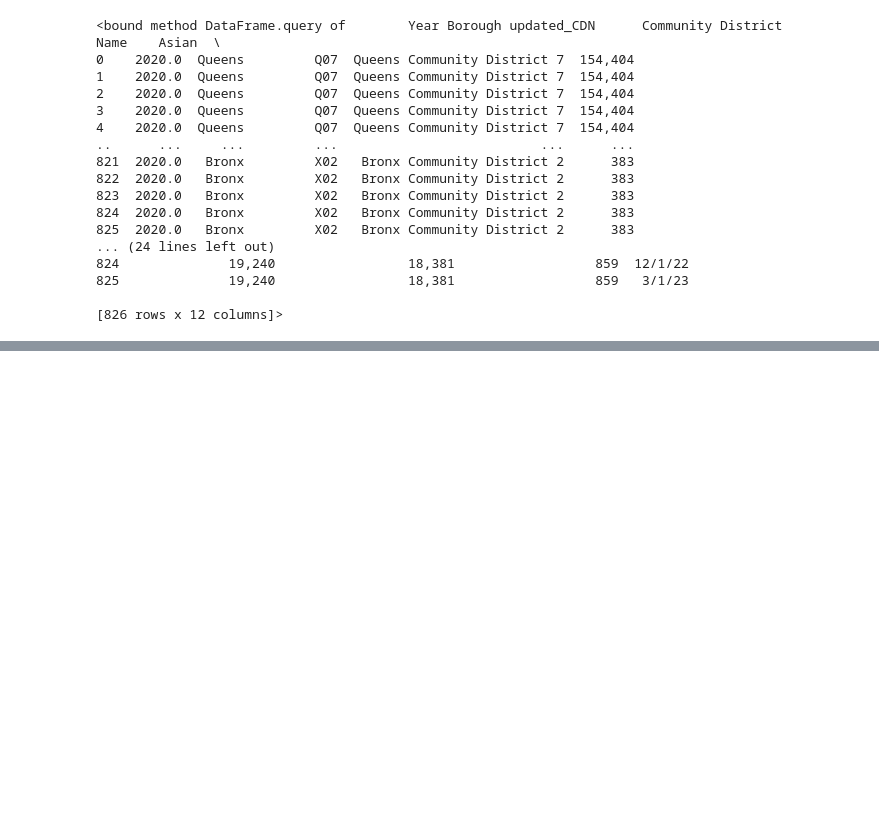
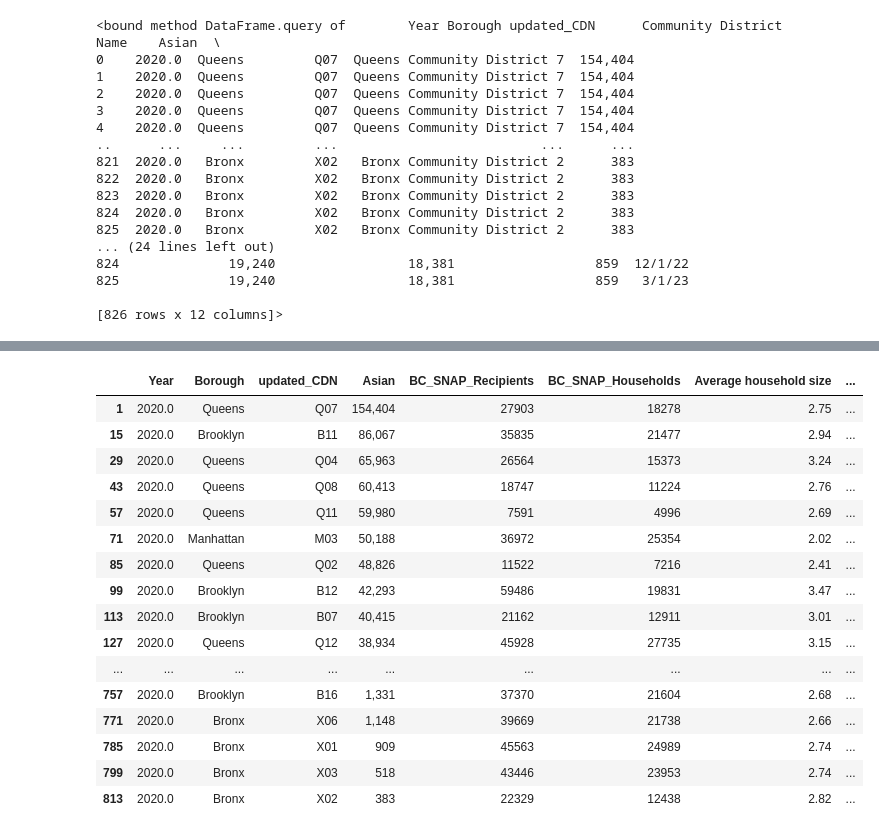
Before and after one commit to arubybonilla/2023-asam-benefits, a Jupyter notebook: 2023-asam-benefits-analysis-smail-bonilla.ipynb, the cells around one changed output, grey strips where cells are left out. Saved outputs shown, nothing was run; the diff lists cells and outputs as text; code cells hidden in the pictures; blank space fills up the shorter version.

```diff
--- a/2023-asam-benefits-analysis-smail-bonilla.ipynb
+++ b/2023-asam-benefits-analysis-smail-bonilla.ipynb
@@ -218,0 +311,20 @@ df.sample(20)
+# %%
+df.query("Month == '12/1/20'")
+# %% [output]
+|  | Year | Borough | updated_CDN | Asian | BC_SNAP_Recipients | BC_SNAP_Households | Average household size | ... |
+| 1 | 2020.0 | Queens | Q07 | 154,404 | 27903 | 18278 | 2.75 | ... |
+| 15 | 2020.0 | Brooklyn | B11 | 86,067 | 35835 | 21477 | 2.94 | ... |
+| 29 | 2020.0 | Queens | Q04 | 65,963 | 26564 | 15373 | 3.24 | ... |
+| 43 | 2020.0 | Queens | Q08 | 60,413 | 18747 | 11224 | 2.76 | ... |
+| 57 | 2020.0 | Queens | Q11 | 59,980 | 7591 | 4996 | 2.69 | ... |
+| 71 | 2020.0 | Manhattan | M03 | 50,188 | 36972 | 25354 | 2.02 | ... |
+| 85 | 2020.0 | Queens | Q02 | 48,826 | 11522 | 7216 | 2.41 | ... |
+| 99 | 2020.0 | Brooklyn | B12 | 42,293 | 59486 | 19831 | 3.47 | ... |
+| 113 | 2020.0 | Brooklyn | B07 | 40,415 | 21162 | 12911 | 3.01 | ... |
+| 127 | 2020.0 | Queens | Q12 | 38,934 | 45928 | 27735 | 3.15 | ... |
+| ... | ... | ... | ... | ... | ... | ... | ... | ... |
+| 757 | 2020.0 | Brooklyn | B16 | 1,331 | 37370 | 21604 | 2.68 | ... |
+| 771 | 2020.0 | Bronx | X06 | 1,148 | 39669 | 21738 | 2.66 | ... |
+| 785 | 2020.0 | Bronx | X01 | 909 | 45563 | 24989 | 2.74 | ... |
+| 799 | 2020.0 | Bronx | X03 | 518 | 43446 | 23953 | 2.74 | ... |
+| 813 | 2020.0 | Bronx | X02 | 383 | 22329 | 12438 | 2.82 | ... |
```
Also changed, not shown: parts of 8 cells of this notebook.
